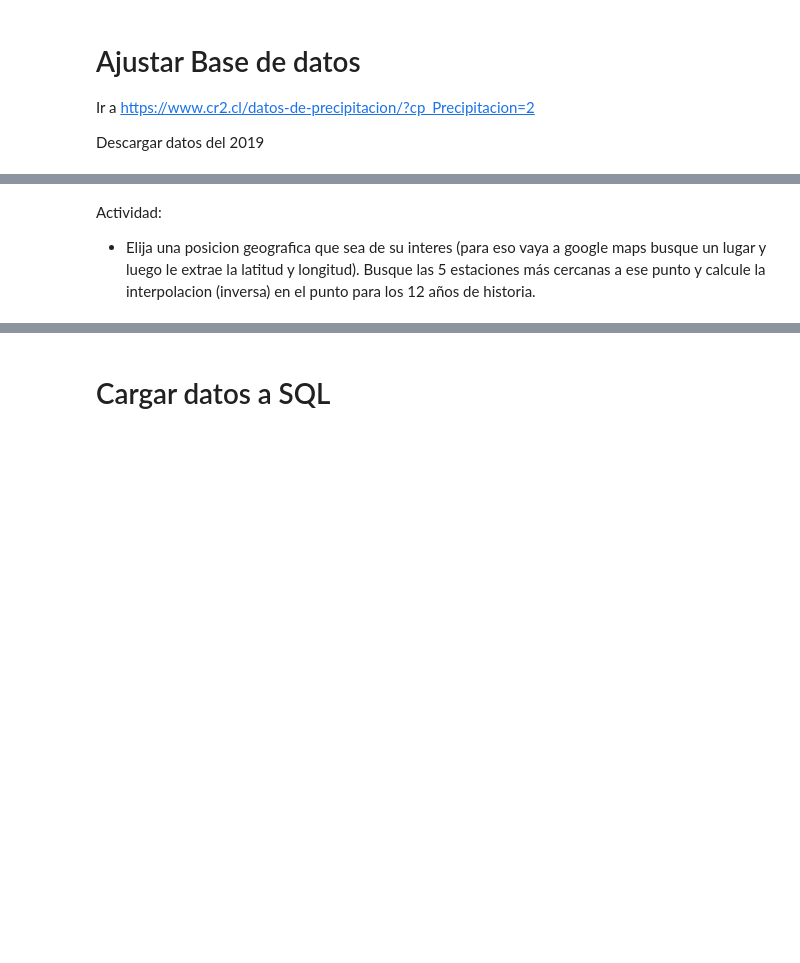
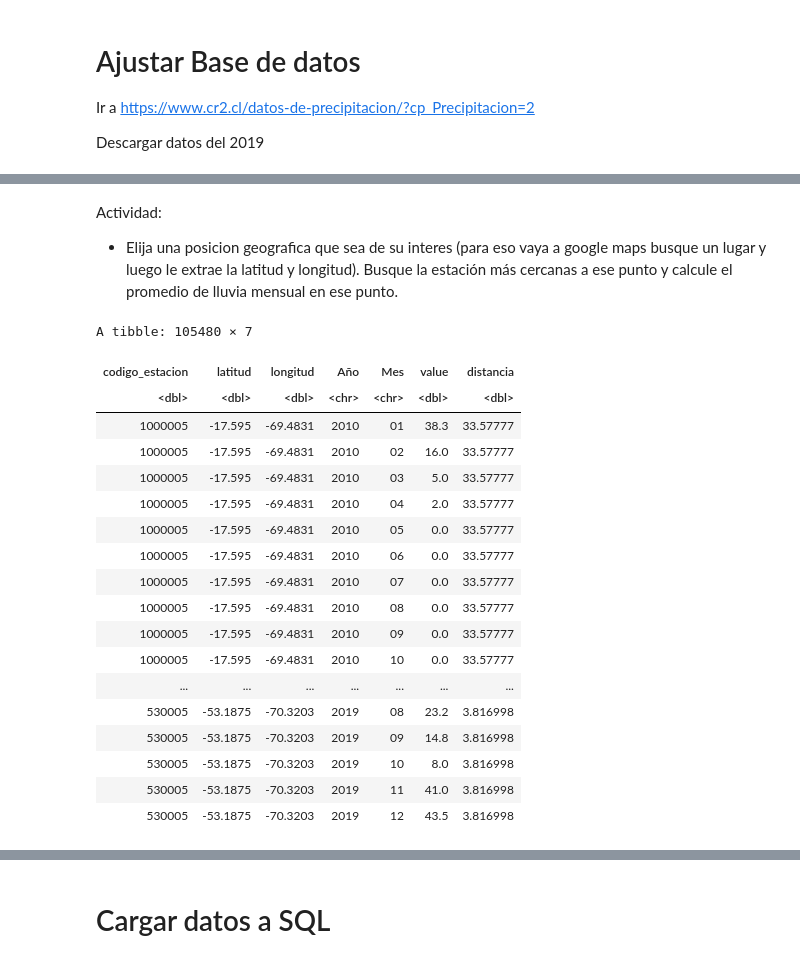
Before and after one commit to alfredosvaldo/Gestion-de-datos-2022, a Jupyter notebook: Taller_4_Gestión_de_datos_2022.ipynb, the cells around one changed output, grey strips where cells are left out. Drawn from its saved outputs; the diff is of its cells as text; code cells hidden in the pictures; blank space fills up the shorter version.

```diff
--- a/Taller_4_Gestión_de_datos_2022.ipynb
+++ b/Taller_4_Gestión_de_datos_2022.ipynb
@@ -188,4 +525,4 @@ y10_pivot %>% filter(codigo_estacion==1201010)%>%
 # %% [markdown]
 Actividad:
 
- * Elija una posicion geografica que sea de su interes (para eso vaya a google maps busque un lugar y luego le extrae la latitud y longitud). Busque las 5 estaciones más cercanas a ese punto y calcule la interpolacion (inversa) en el punto para los 12 años de historia.
+ * Elija una posicion geografica que sea de su interes (para eso vaya a google maps busque un lugar y luego le extrae la latitud y longitud). Busque la estación más cercanas a ese punto y calcule el promedio de lluvia mensual en ese punto.
@@ -191,0 +543,22 @@ Actividad:
+# %%
+y10_pivot
+# %% [output]
+A tibble: 105480 × 7
+| codigo_estacion | latitud | longitud | Año | Mes | value | distancia |
+| <dbl> | <dbl> | <dbl> | <chr> | <chr> | <dbl> | <dbl> |
+| 1000005 | -17.595 | -69.4831 | 2010 | 01 | 38.3 | 33.57777 |
+| 1000005 | -17.595 | -69.4831 | 2010 | 02 | 16.0 | 33.57777 |
+| 1000005 | -17.595 | -69.4831 | 2010 | 03 | 5.0 | 33.57777 |
+| 1000005 | -17.595 | -69.4831 | 2010 | 04 | 2.0 | 33.57777 |
+| 1000005 | -17.595 | -69.4831 | 2010 | 05 | 0.0 | 33.57777 |
+| 1000005 | -17.595 | -69.4831 | 2010 | 06 | 0.0 | 33.57777 |
+| 1000005 | -17.595 | -69.4831 | 2010 | 07 | 0.0 | 33.57777 |
+| 1000005 | -17.595 | -69.4831 | 2010 | 08 | 0.0 | 33.57777 |
+| 1000005 | -17.595 | -69.4831 | 2010 | 09 | 0.0 | 33.57777 |
+| 1000005 | -17.595 | -69.4831 | 2010 | 10 | 0.0 | 33.57777 |
+| ... | ... | ... | ... | ... | ... | ... |
+| 530005 | -53.1875 | -70.3203 | 2019 | 08 | 23.2 | 3.816998 |
+| 530005 | -53.1875 | -70.3203 | 2019 | 09 | 14.8 | 3.816998 |
+| 530005 | -53.1875 | -70.3203 | 2019 | 10 | 8.0 | 3.816998 |
+| 530005 | -53.1875 | -70.3203 | 2019 | 11 | 41.0 | 3.816998 |
+| 530005 | -53.1875 | -70.3203 | 2019 | 12 | 43.5 | 3.816998 |
```
Also changed, not shown: parts of 41 cells of this notebook.
